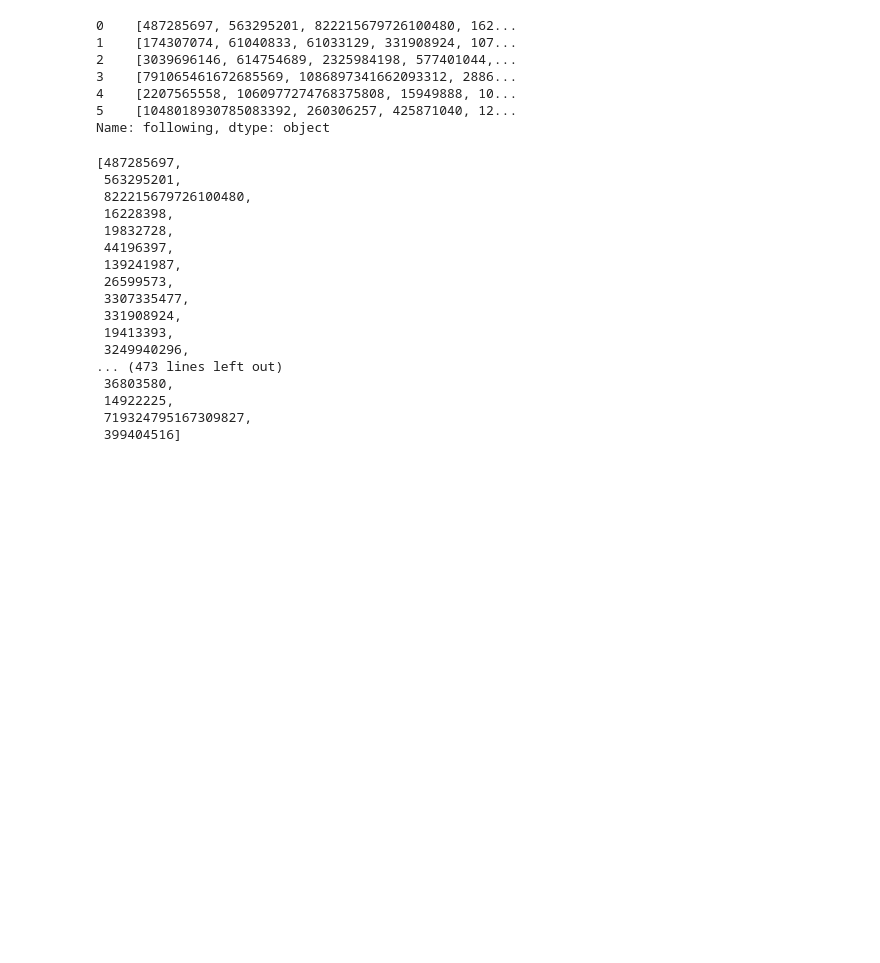
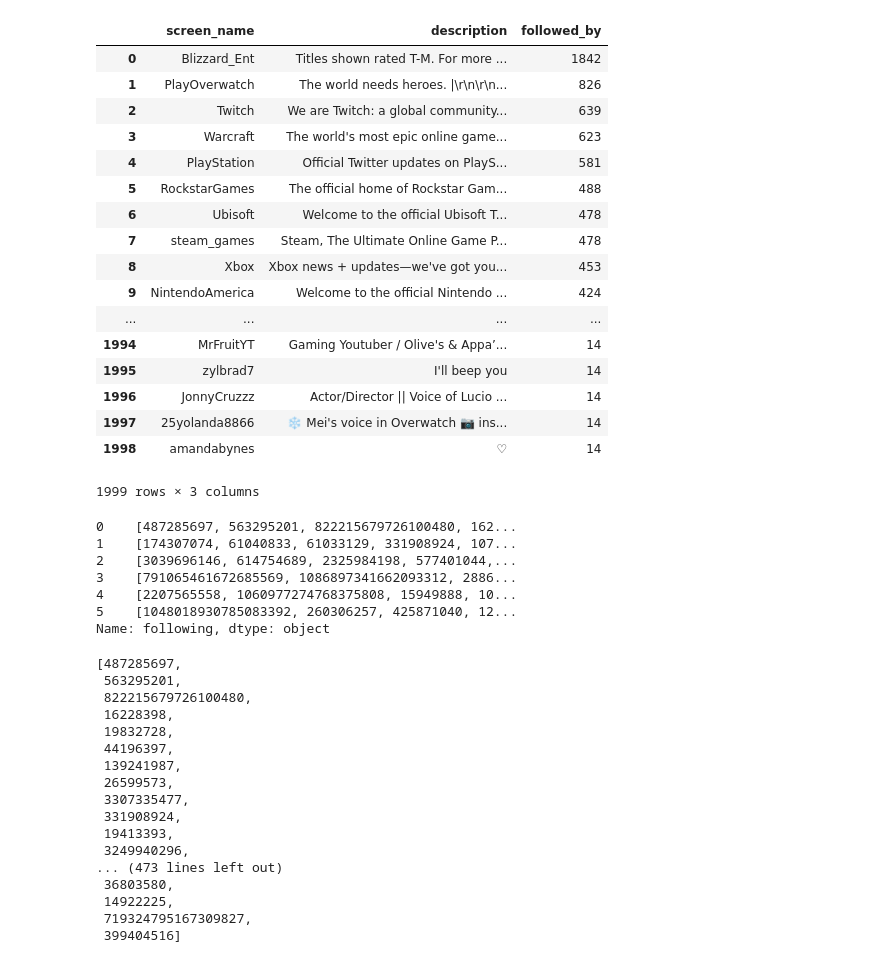
Before and after one commit to ProgrammingBishop/machine_learning, a Jupyter notebook: twitter_api/Untitled.ipynb, the cells around one changed output. Drawn from its saved outputs; the diff is of its cells as text; code cells hidden in the pictures; blank space fills up the shorter version.

Commit message:
Twitter API Complete

```diff
--- a/twitter_api/Untitled.ipynb
+++ b/twitter_api/Untitled.ipynb
@@ -1,7 +1,28 @@
 # %%
 import pandas as pd
 # %%
-data = pd.read_csv( '.\\output\\blizzard_follower_friends.csv' )
+data = pd.read_csv( '.\\output\\blizzard_top_friends_followed.csv' )
+# %%
+data
+# %% [output]
+|  | screen_name | description | followed_by |
+| 0 | Blizzard_Ent | Titles shown rated T-M. For more ... | 1842 |
+| 1 | PlayOverwatch | The world needs heroes. |\r\n\r\n... | 826 |
+| 2 | Twitch | We are Twitch: a global community... | 639 |
+| 3 | Warcraft | The world's most epic online game... | 623 |
+| 4 | PlayStation | Official Twitter updates on PlayS... | 581 |
+| 5 | RockstarGames | The official home of Rockstar Gam... | 488 |
+| 6 | Ubisoft | Welcome to the official Ubisoft T... | 478 |
+| 7 | steam_games | Steam, The Ultimate Online Game P... | 478 |
+| 8 | Xbox | Xbox news + updates—we've got you... | 453 |
+| 9 | NintendoAmerica | Welcome to the official Nintendo ... | 424 |
+| ... | ... | ... | ... |
+| 1994 | MrFruitYT | Gaming Youtuber / Olive's & Appa’... | 14 |
+| 1995 | zylbrad7 | I'll beep you | 14 |
+| 1996 | JonnyCruzzz | Actor/Director || Voice of Lucio ... | 14 |
+| 1997 | 25yolanda8866 | ❄️ Mei's voice in Overwatch 📷 ins... | 14 |
+| 1998 | amandabynes | ♡ | 14 |
+1999 rows × 3 columns
 # %%
 list_ids = data['following'].apply( lambda ids : ast.literal_eval( ids ) )
 # %%
```
Also changed, not shown: 4 other files.
